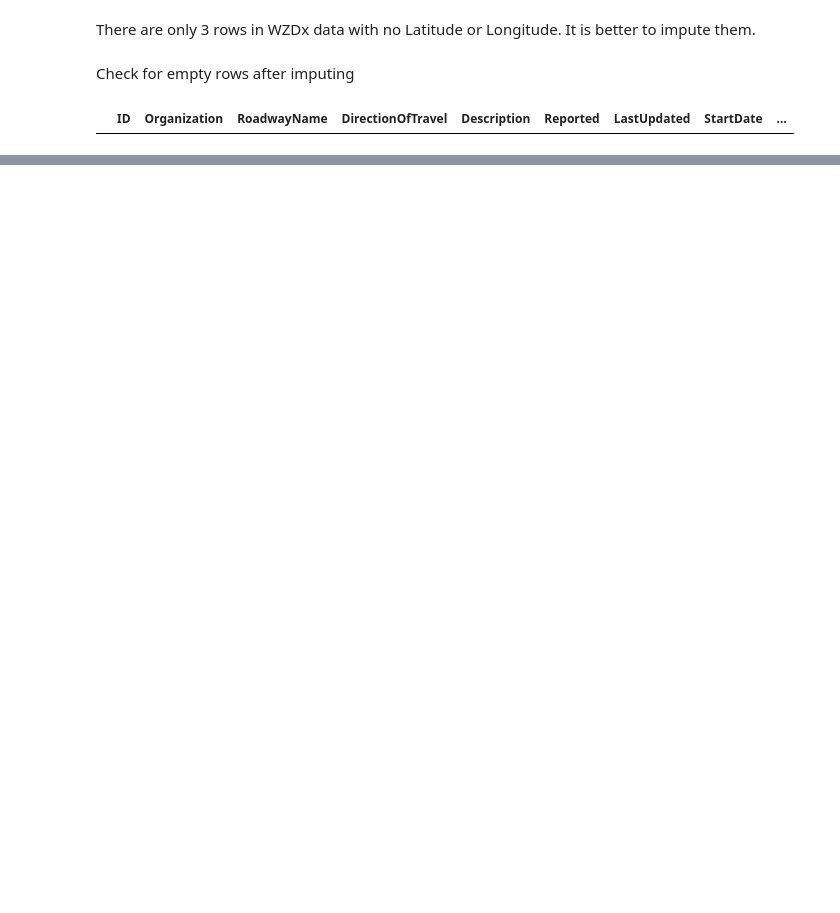
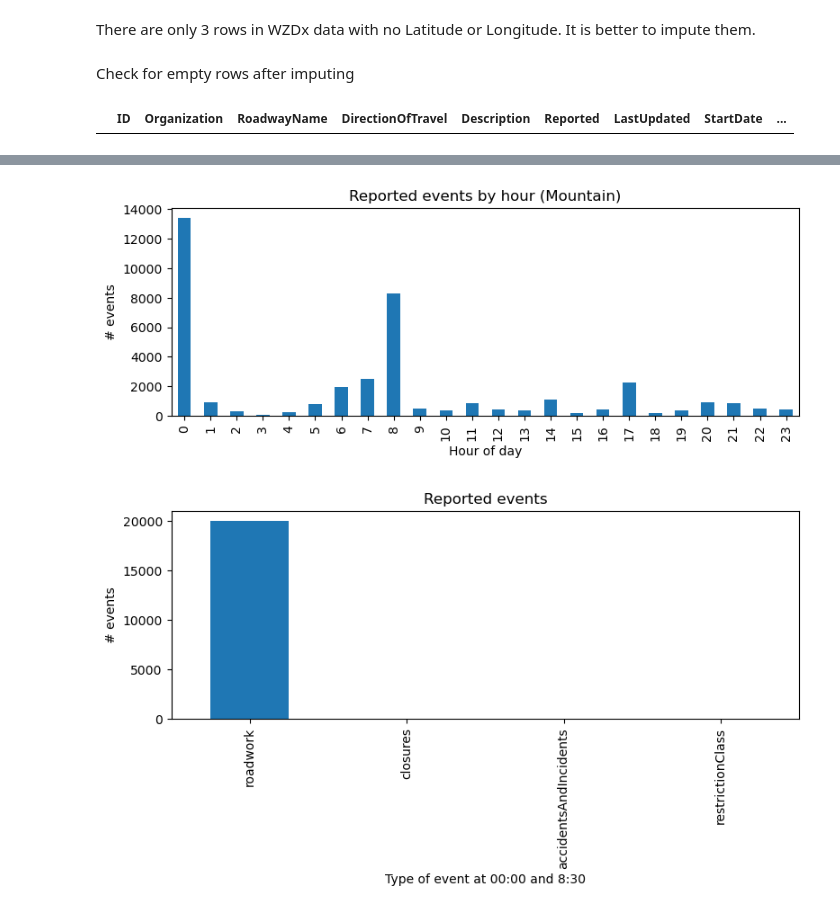
Before and after one commit to kdona/fall-2025-traffic-prediction, a Jupyter notebook: eda/ga/eda_notebook.ipynb, the cells around one changed output, grey strips where cells are left out. Cells and saved outputs as stored; diff of their text form; code cells hidden in the pictures; blank space fills up the shorter version.

```diff
--- a/eda/ga/eda_notebook.ipynb
+++ b/eda/ga/eda_notebook.ipynb
@@ -141,3 +146,23 @@ folium.GeoJson(
 ).add_to(m)
 folium.LayerControl().add_to(m)
 m.save("events.html")
+# %%
+from datetime import time
+reportedDT = pd.to_datetime(df_in['LocalReported'])
+by_hour = reportedDT.dt.hour.value_counts().sort_index()
+
+ax = by_hour.plot(kind='bar', figsize=(9,3))
+ax.set_xlabel('Hour of day'); ax.set_ylabel('# events'); ax.set_title('Reported events by hour (Mountain)')
+plt.show()
+
+
+
+mask_time = reportedDT.dt.time.isin([time(0,0), time(8,30)])
+
+
+ax = df_in.loc[mask_time, 'EventType'].value_counts().plot(kind='bar', figsize=(9,3))
+ax.set_xlabel('Type of event at 00:00 and 8:30'); ax.set_ylabel('# events'); ax.set_title('Reported events')
+plt.show()
+# %% [output]
+[figure, added]
+[figure, added]
```
Also changed, not shown: parts of 24 cells of this notebook, 6 other files.
